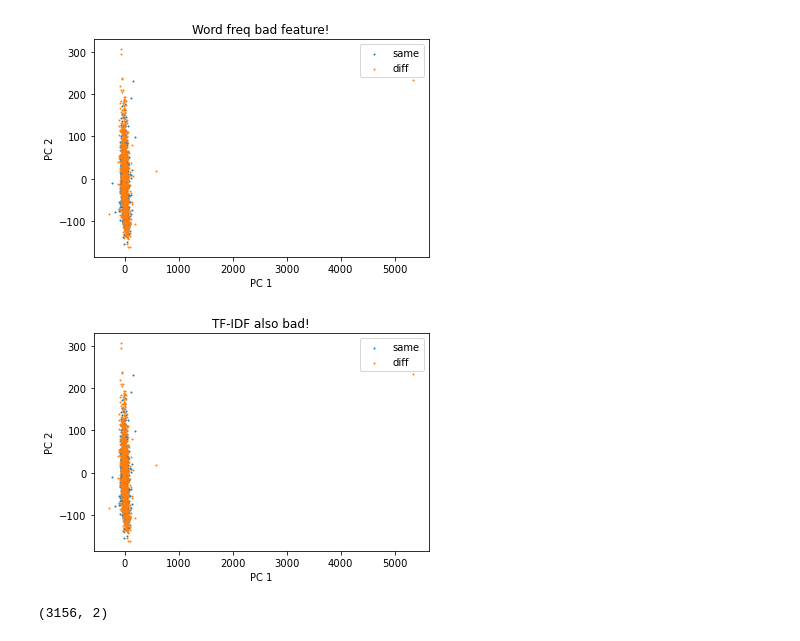
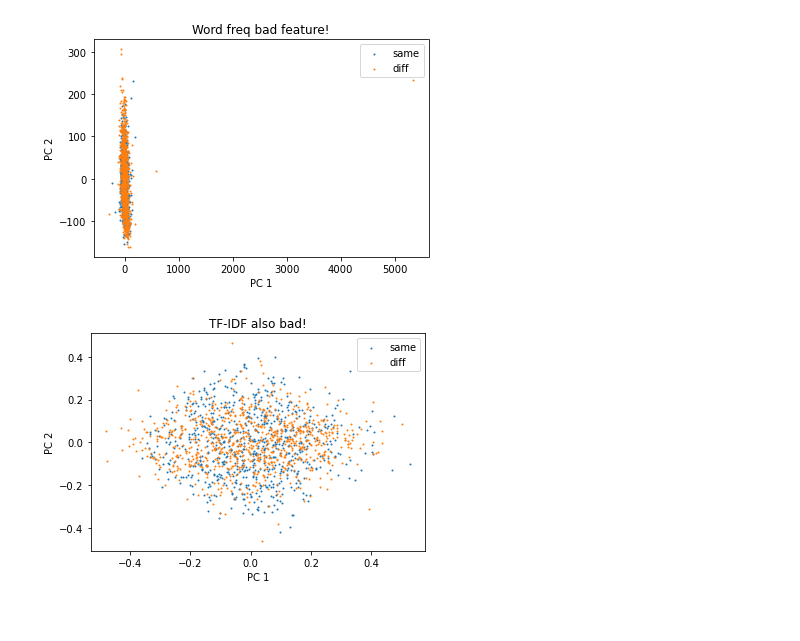
Before and after one commit to kroglkt/LP2, a Jupyter notebook: WordFrequency.ipynb, the cells around one changed output. Drawn from its saved outputs; the diff is of its cells as text; code cells hidden in the pictures.

```diff
--- a/WordFrequency.ipynb
+++ b/WordFrequency.ipynb
@@ -110,7 +111,10 @@ tfidf_df.head(10)
 #Attempting to perform tf-idf on only symbols.
 def isolate_symbols(corpus):
     #Add \d to omit digits too.
-    return re.findall("[^a-zA-Z\s:]", ' '.join(corpus))
+    sym_corpus = []
+    for text in corpus:
+        sym_corpus.append(' '.join(re.findall("[^a-zA-Z\s]+", text)))
+    return sym_corpus
 
 symbols = isolate_symbols(corpus)
 
@@ -370,8 +361,8 @@ def plot_pcs(pcs, target, labels, ctitle=""):
     group1 = pcs[target==0]
     group2 = pcs[target==1]
 
-    plt.scatter(group1[:,0], group1[:,1], cmap='jet', label=labels[0], s=1)
-    plt.scatter(group2[:,0], group2[:,1], cmap='jet', label=labels[1], s=1)
+    plt.scatter(group1[:,0], group1[:,1], cmap='jet', label=labels[0], s=8)
+    plt.scatter(group2[:,0], group2[:,1], cmap='jet', label=labels[1], s=2)
 
     plt.xlabel("PC 1")
     plt.ylabel("PC 2")
@@ -389,10 +380,6 @@ plot_pcs(pcs, np.array(labels), ("same", "diff"), ctitle="Word freq bad feature!
 [figure]
 # %%
 tf_pcs = pca.fit_transform(tfidf_pairs)
-plot_pcs(pcs, np.array(labels), ("same", "diff"), ctitle="TF-IDF also bad!")
+plot_pcs(tf_pcs, np.array(labels), ("same", "diff"), ctitle="TF-IDF also bad!")
 # %% [output]
-[figure, old version]
+[figure, new version]
-# %%
-pcs.shape
-# %% [output]
-(3156, 2)
```
Also changed, not shown: parts of 20 cells of this notebook, 1 other file.
